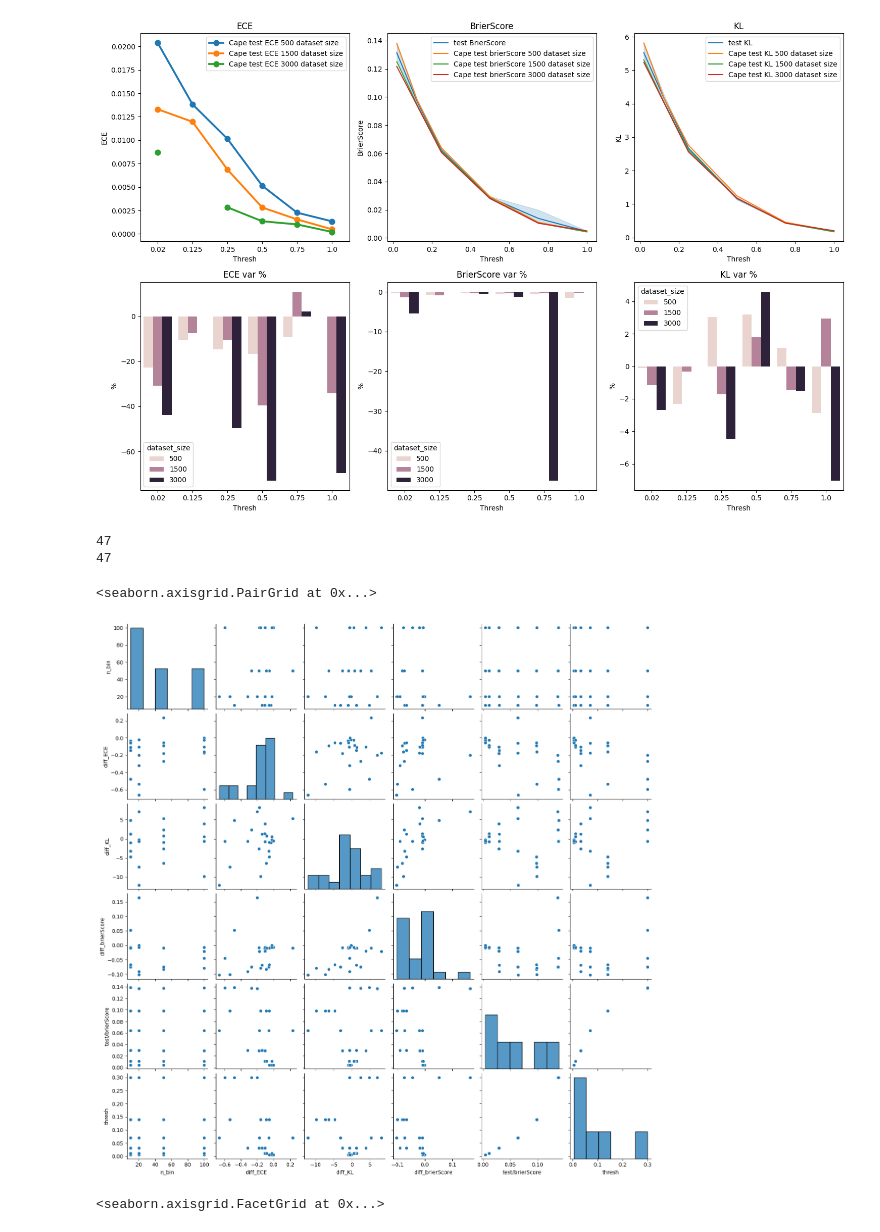
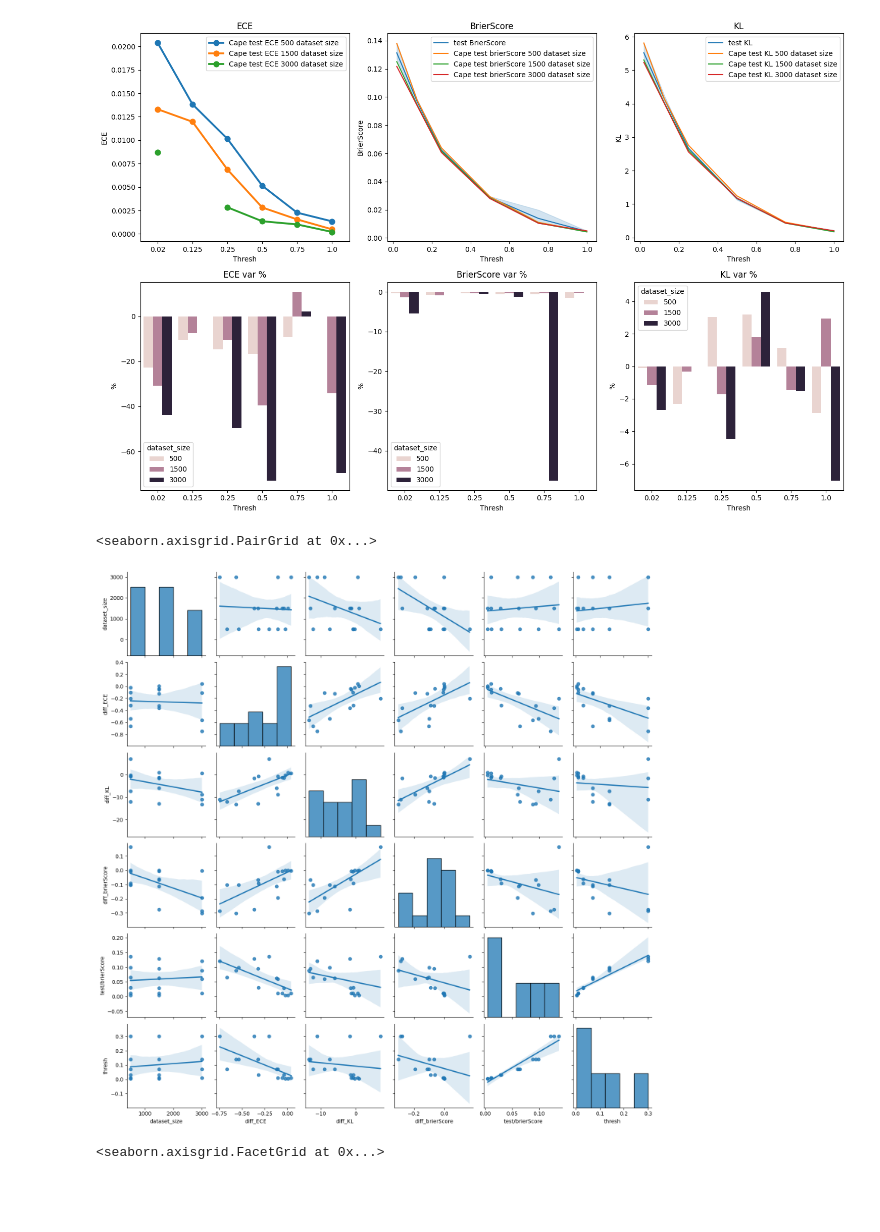
Before and after one commit to simone7monaco/rainfall-prediction, a Jupyter notebook: notebooks/cape.ipynb, the cells around one changed output. Cells and saved outputs as stored; diff of their text form; code cells hidden in the pictures; blank space fills up the shorter version.

```diff
--- a/notebooks/cape.ipynb
+++ b/notebooks/cape.ipynb
@@ -124,31 +124,29 @@ plt.show()
 # %%
 #th to prob
 df['thresh'] = df['thresh'].replace(0.02, 0.3)
 df['thresh'] = df['thresh'].replace(0.125, 0.14)
 df['thresh'] = df['thresh'].replace(0.25, 0.07)
 df['thresh'] = df['thresh'].replace(0.5, 0.032)
 df['thresh'] = df['thresh'].replace(0.75, 0.011)
 df['thresh'] = df['thresh'].replace(1, 0.005)
 
 #group by k-fold
 df = df.groupby(['n_bin', 'thresh', 'dataset_size'])[['test/ECE' ,'Cape/test/ECE', 'test/brierScore', 'Cape/test/brierScore', 'test/KL', 'Cape/test/KL']].mean().reset_index()
 
 #calculate diff
 df['diff_ECE'] = (df['Cape/test/ECE'] - df['test/ECE'])*100
 df['diff_brierScore'] = (df['Cape/test/brierScore'] - df['test/brierScore'])*100
 df['diff_KL'] = (df['Cape/test/KL'] - df['test/KL'])*100
 
 
 df_plot=df
-df_plot = df_plot[df_plot['dataset_size']==500]
-df_plot=df_plot[['n_bin', 'diff_ECE', 'diff_KL', 'diff_brierScore', 'test/brierScore', 'thresh']]
+df_plot = df_plot[df_plot['n_bin']==20]
+df_plot=df_plot[['dataset_size', 'diff_ECE', 'diff_KL', 'diff_brierScore', 'test/brierScore', 'thresh']]
 
-sns.pairplot(data=df_plot)
+sns.pairplot(data=df_plot, kind="reg")
 # %% [output]
-47
-47
+<seaborn.axisgrid.PairGrid at 0x...>
-<seaborn.axisgrid.PairGrid at 0x...>
-[figure, old version]
+[figure, new version]
 # %%
 df_plot = df[df['n_bin']==20]
 
```
Also changed, not shown: parts of 2 cells of this notebook, 1 other file.
